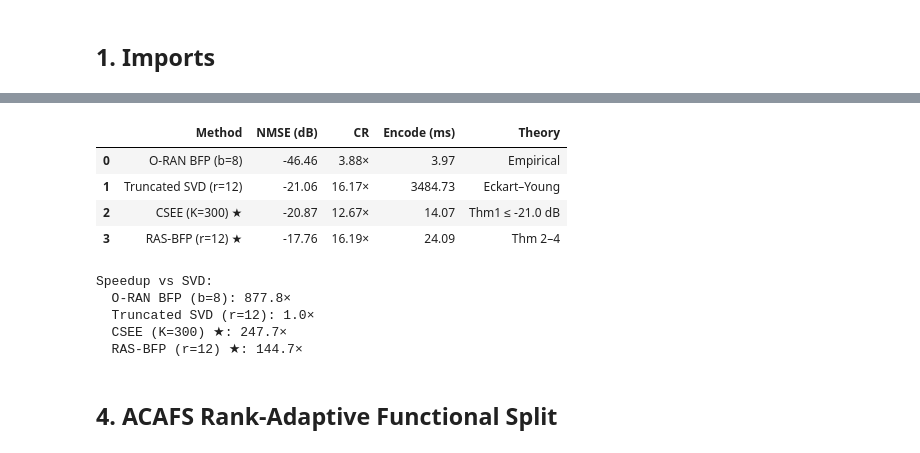
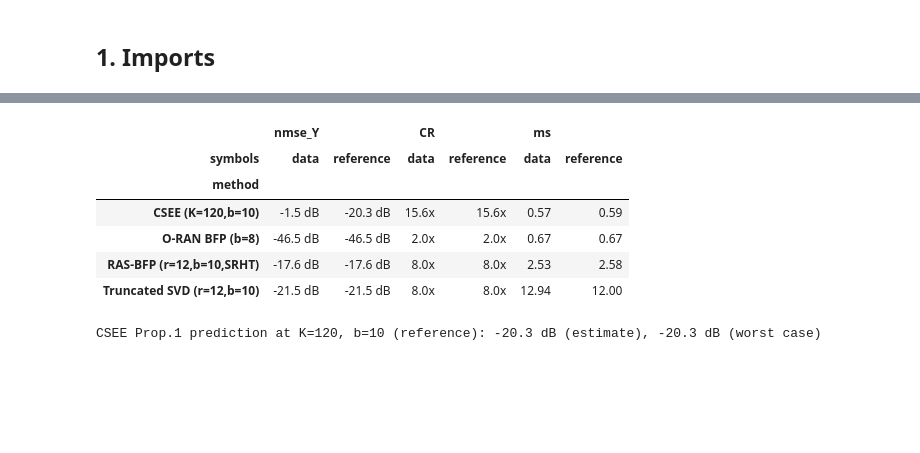
Before and after one commit to Harshvardhan-To1/BTP, a Jupyter notebook: notebooks/mid_evaluation_demo.ipynb, the cells around one changed output, grey strips where cells are left out. Drawn from its saved outputs; the diff is of its cells as text; code cells hidden in the pictures; blank space fills up the shorter version.

```diff
--- a/notebooks/mid_evaluation_demo.ipynb
+++ b/notebooks/mid_evaluation_demo.ipynb
@@ -67,71 +68,30 @@ Estimated numerical rank (99% energy): 6
 # %%
 orig_b = original_bits(cfg.M, cfg.N)
-
 def time_ms(fn, reps=7):
     ts = []
     for _ in range(reps):
         t0 = time.perf_counter(); fn(); ts.append((time.perf_counter()-t0)*1000)
     return float(np.median(ts))
 
 rows = []
-
-# BFP
-enc = bfp_encode(Y, bits=8); Yh = bfp_decode(enc)
-rows.append({"Method": "O-RAN BFP (b=8)",
-             "NMSE (dB)": nmse(Y, Yh),
-             "CR": compression_ratio(orig_b, bfp_bits_used(enc)),
-             "Encode (ms)": time_ms(lambda: bfp_encode(Y, bits=8)),
-             "Theory": "Empirical"})
-
-# SVD
-svd = SVDEncoder(r=12, bits=10)
-enc = svd.encode(Y); Yh = svd.decode(enc)
-rows.append({"Method": "Truncated SVD (r=12)",
-             "NMSE (dB)": nmse(Y, Yh),
-             "CR": svd.compression_ratio(enc),
-             "Encode (ms)": time_ms(lambda: svd.encode(Y)),
-             "Theory": "Eckart–Young"})
-
-# CSEE
-csee = CSEEEncoder(K=300, bits=10)
-enc = csee.encode(Y); Yh = csee.decode(enc)
-bound = 10*np.log10(CSEEEncoder.theoretical_nmse_bound(Y, 300, 10)+1e-20)
-rows.append({"Method": "CSEE (K=300) ★",
-             "NMSE (dB)": nmse(Y, Yh),
-             "CR": csee.compression_ratio(enc),
-             "Encode (ms)": time_ms(lambda: csee.encode(Y)),
-             "Theory": f"Thm1 ≤ {bound:.1f} dB"})
-
-# RAS-BFP
-ras = RASBFPEncoder(r=12, bits=10)
-enc = ras.encode(Y); Yh = ras.decode(enc)
-rows.append({"Method": "RAS-BFP (r=12) ★",
-             "NMSE (dB)": nmse(Y, Yh),
-             "CR": ras.compression_ratio(enc),
-             "Encode (ms)": time_ms(lambda: ras.encode(Y)),
-             "Theory": "Thm 2–4"})
-
+for sym, Y, S in (("reference", Y_ref, S_ref), ("data", Y_dat, None)):
+    enc = bfp_encode(Y, bits=8); Yh = bfp_decode(enc)
+    rows.append(dict(symbols=sym, method="O-RAN BFP (b=8)", nmse_Y=nmse(Y, Yh), CR=compression_ratio(orig_b, bfp_bits_used(enc)), ms=time_ms(lambda: bfp_encode(Y, bits=8))))
+    for name, e in (("Truncated SVD (r=12,b=10)", SVDEncoder(12, 10)), ("CSEE (K=120,b=10)", CSEEEncoder(120, 10)), ("RAS-BFP (r=12,b=10,SRHT)", RASBFPEncoder(12, 10))):
+        enc = e.encode(Y); Yh = e.decode(enc)
+        rows.append(dict(symbols=sym, method=name, nmse_Y=nmse(Y, Yh), CR=e.compression_ratio(enc), ms=time_ms(lambda: e.encode(Y))))
 df = pd.DataFrame(rows)
-df["NMSE (dB)"] = df["NMSE (dB)"].map(lambda x: f"{x:.2f}")
-df["CR"] = df["CR"].map(lambda x: f"{x:.2f}×")
-df["Encode (ms)"] = df["Encode (ms)"].map(lambda x: f"{x:.2f}")
-display(df)
-
-svd_t = float(df.loc[df["Method"].str.contains("SVD"), "Encode (ms)"].iloc[0])
-print("\nSpeedup vs SVD:")
-for _, row in df.iterrows():
-    t = float(row["Encode (ms)"])
-    print(f"  {row['Method']}: {svd_t/max(t,1e-9):.1f}×")
+df["nmse_Y"] = df["nmse_Y"].map(lambda x: f"{x:.1f} dB"); df["CR"] = df["CR"].map(lambda x: f"{x:.1f}x"); df["ms"] = df["ms"].map(lambda x: f"{x:.2f}")
+display(df.pivot(index="method", columns="symbols", values=["nmse_Y", "CR", "ms"]))
+print("CSEE Prop.1 prediction at K=120, b=10 (reference):",
+      f"{10*np.log10(CSEEEncoder.theoretical_nmse_bound(Y_ref, 120, 10)):.1f} dB (estimate), "
+      f"{10*np.log10(CSEEEncoder.theoretical_nmse_bound(Y_ref, 120, 10, worst_case=True)):.1f} dB (worst case)")
 # %% [output]
-|  | Method | NMSE (dB) | CR | Encode (ms) | Theory |
-| 0 | O-RAN BFP (b=8) | -46.46 | 3.88× | 3.97 | Empirical |
-| 1 | Truncated SVD (r=12) | -21.06 | 16.17× | 3484.73 | Eckart–Young |
-| 2 | CSEE (K=300) ★ | -20.87 | 12.67× | 14.07 | Thm1 ≤ -21.0 dB |
-| 3 | RAS-BFP (r=12) ★ | -17.76 | 16.19× | 24.09 | Thm 2–4 |
+|  | nmse_Y |  | CR |  | ms |  |
+| symbols | data | reference | data | reference | data | reference |
+| method |  |  |  |  |  |  |
+| CSEE (K=120,b=10) | -1.5 dB | -20.3 dB | 15.6x | 15.6x | 0.57 | 0.59 |
+| O-RAN BFP (b=8) | -46.5 dB | -46.5 dB | 2.0x | 2.0x | 0.67 | 0.67 |
+| RAS-BFP (r=12,b=10,SRHT) | -17.6 dB | -17.6 dB | 8.0x | 8.0x | 2.53 | 2.58 |
+| Truncated SVD (r=12,b=10) | -21.5 dB | -21.5 dB | 8.0x | 8.0x | 12.94 | 12.00 |
-Speedup vs SVD:
-  O-RAN BFP (b=8): 877.8×
-  Truncated SVD (r=12): 1.0×
-  CSEE (K=300) ★: 247.7×
-  RAS-BFP (r=12) ★: 144.7×
+CSEE Prop.1 prediction at K=120, b=10 (reference): -20.3 dB (estimate), -20.3 dB (worst case)
-# %% [markdown]
-## 4. ACAFS Rank-Adaptive Functional Split
```
Also changed, not shown: parts of 15 cells of this notebook, 5 other files.
